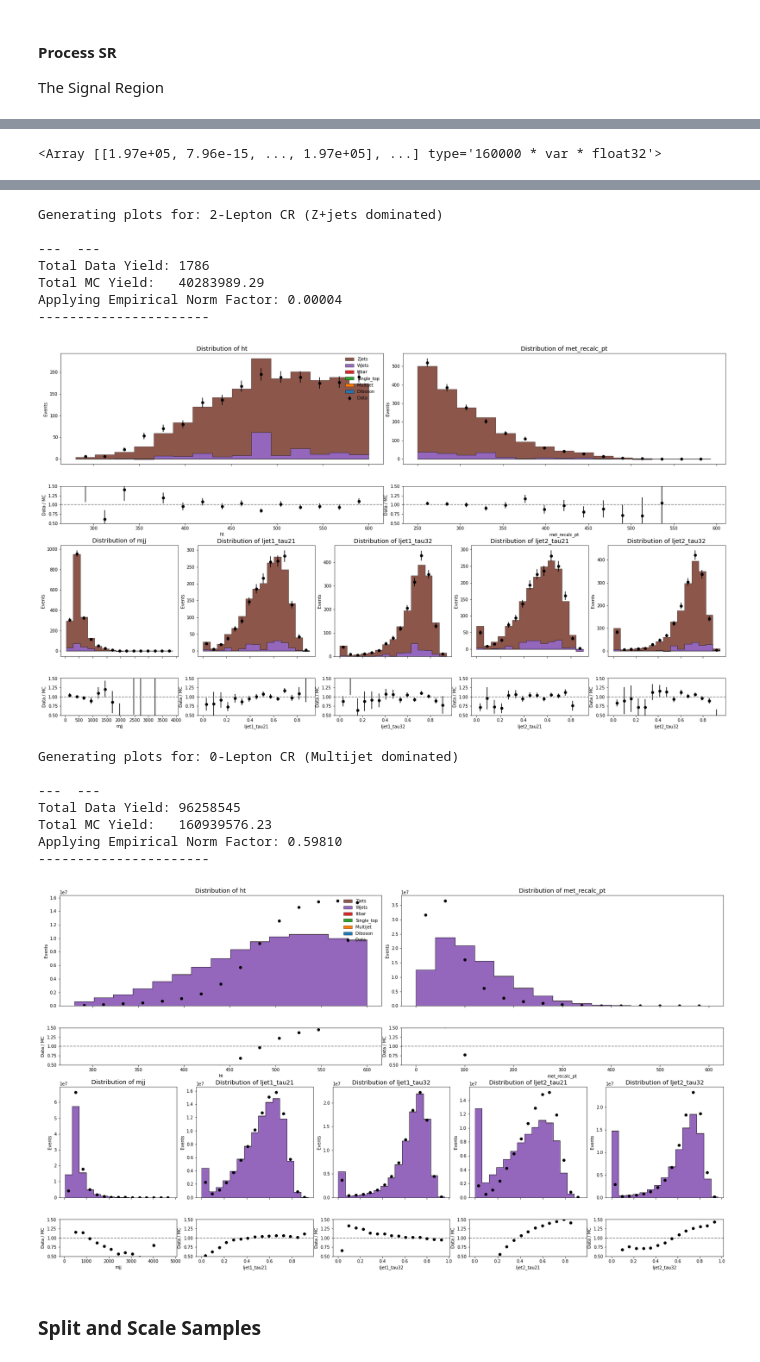
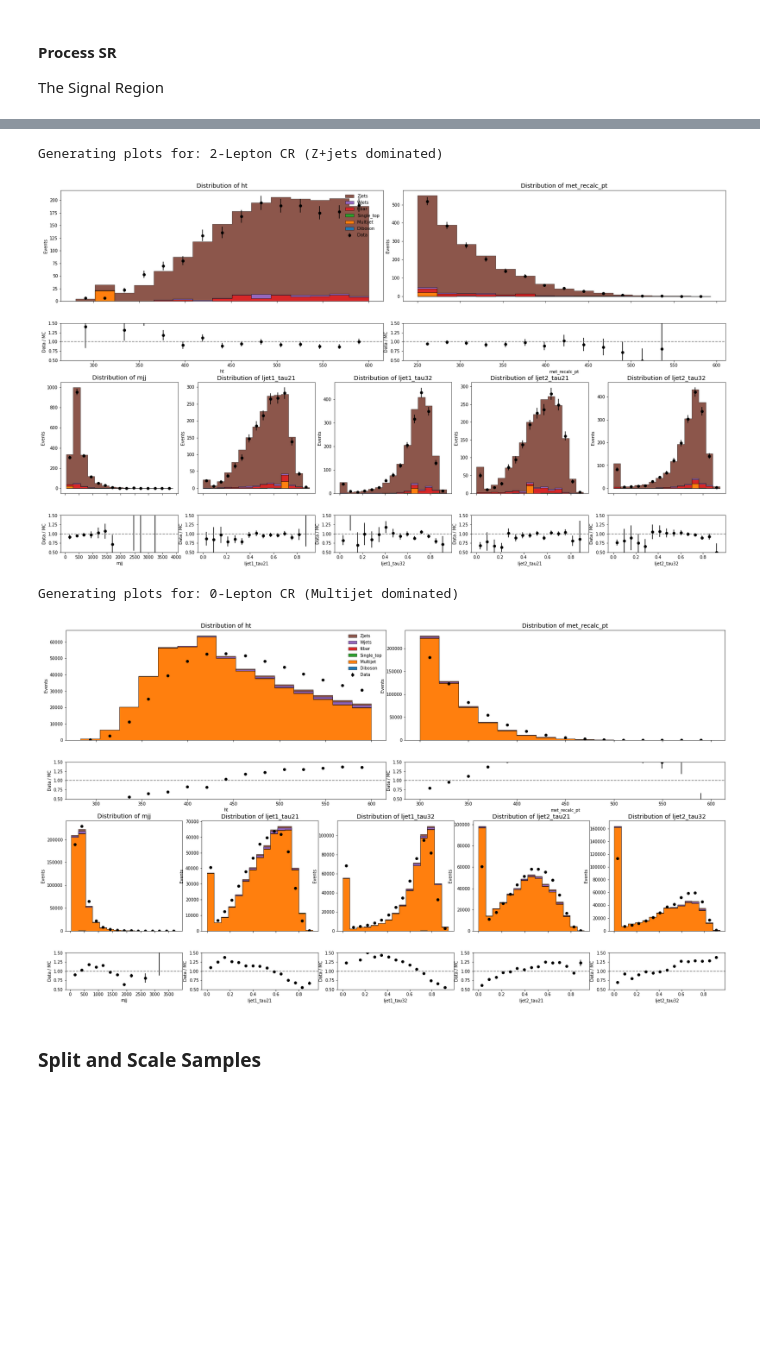
Before and after one commit to sherkaicode/Non-Resonant-AD, a Jupyter notebook: NRAD_PREP.ipynb, the cells around one changed output, grey strips where cells are left out. Drawn from its saved outputs; the diff is of its cells as text; code cells hidden in the pictures; blank space fills up the shorter version.

```diff
--- a/NRAD_PREP.ipynb
+++ b/NRAD_PREP.ipynb
@@ -614,5 +805,12 @@ Applying Empirical Norm Factor: 0.60251
 # %%
 # procs_to_remove = ["Pythia8EvtGen_A14NNPDF23LO_jetjet_JZ1WithSW", "Pythia8EvtGen_A14NNPDF23LO_jetjet_JZ3WithSW", "Pythia8EvtGen_A14NNPDF23LO_jetjet_JZ4WithSW"]
 # df_mc = MC_CR1L.filter(~pl.col("subprocess").is_in(procs_to_remove))
-with_meta_MC_CR1L = plot_subprocess_data_comparison(MC_CR1L, DATA_CR1L, region_name="CR1L")
+
+
+for mc_df, data_df, region in zip(
+    [MC_CR1L, MC_CR1L1B, MC_CR2L, MC_CR0L_test, MC_SR_clean],
+    [DATA_CR1L, DATA_CR1L1B, DATA_CR2L, DATA_CR0L_test, DATA_SR_clean],
+    ["CR1L", "CR1L1B", "CR2L", "CR0L", "SR"]
+):
+    plot_subprocess_data_comparison(mc_df, data_df, region_name=region)
 # %% [output]
@@ -789,21 +822,10 @@ events = uproot.open("/home/aegis/ether/Research_HEP/Dataset_ver4/MC/reduce_root
-# %%
-events["EventInfoAuxDyn_mcEventWeights"]
-# %% [output]
-<Array [[1.97e+05, 7.96e-15, ..., 1.97e+05], ...] type='160000 * var * float32'>
-# %%
-MC_CR0L_test = MC_CR0L.filter(
-    pl.col("met_recalc_pt") >= 300
-)
-DATA_CR0L_test = DATA_CR0L.filter(
-    pl.col("met_recalc_pt") >= 300
-)
 # %%
 # Group your pre-loaded DataFrames by region
 regions = {
     "1-Lepton CR (W+jets dominated)": (MC_CR1L, DATA_CR1L),
     "1-Lepton 1-Btag CR (Top dominated)": (MC_CR1L1B, DATA_CR1L1B),
     "2-Lepton CR (Z+jets dominated)": (MC_CR2L, DATA_CR2L),
-    "0-Lepton CR (Multijet dominated)": (MC_CR0L, DATA_CR0L)
+    "0-Lepton CR (Multijet dominated)": (MC_CR0L_test, DATA_CR0L_test)
 }
 
 # Plot each region independently
@@ -833,19 +843,7 @@ Applying Empirical Norm Factor: 0.00024
 Generating plots for: 2-Lepton CR (Z+jets dominated)
-
----  ---
-Total Data Yield: 1786
-Total MC Yield:   40283989.29
-Applying Empirical Norm Factor: 0.00004
-----------------------
-[figure, old version]
+[figure, new version]
 Generating plots for: 0-Lepton CR (Multijet dominated)
-
----  ---
-Total Data Yield: 96258545
-Total MC Yield:   160939576.23
-Applying Empirical Norm Factor: 0.59810
-----------------------
-[figure, old version]
+[figure, new version]
 # %% [markdown]
 ### Split and Scale Samples
 # %%
```
Also changed, not shown: parts of 26 cells of this notebook, 15 other files.
